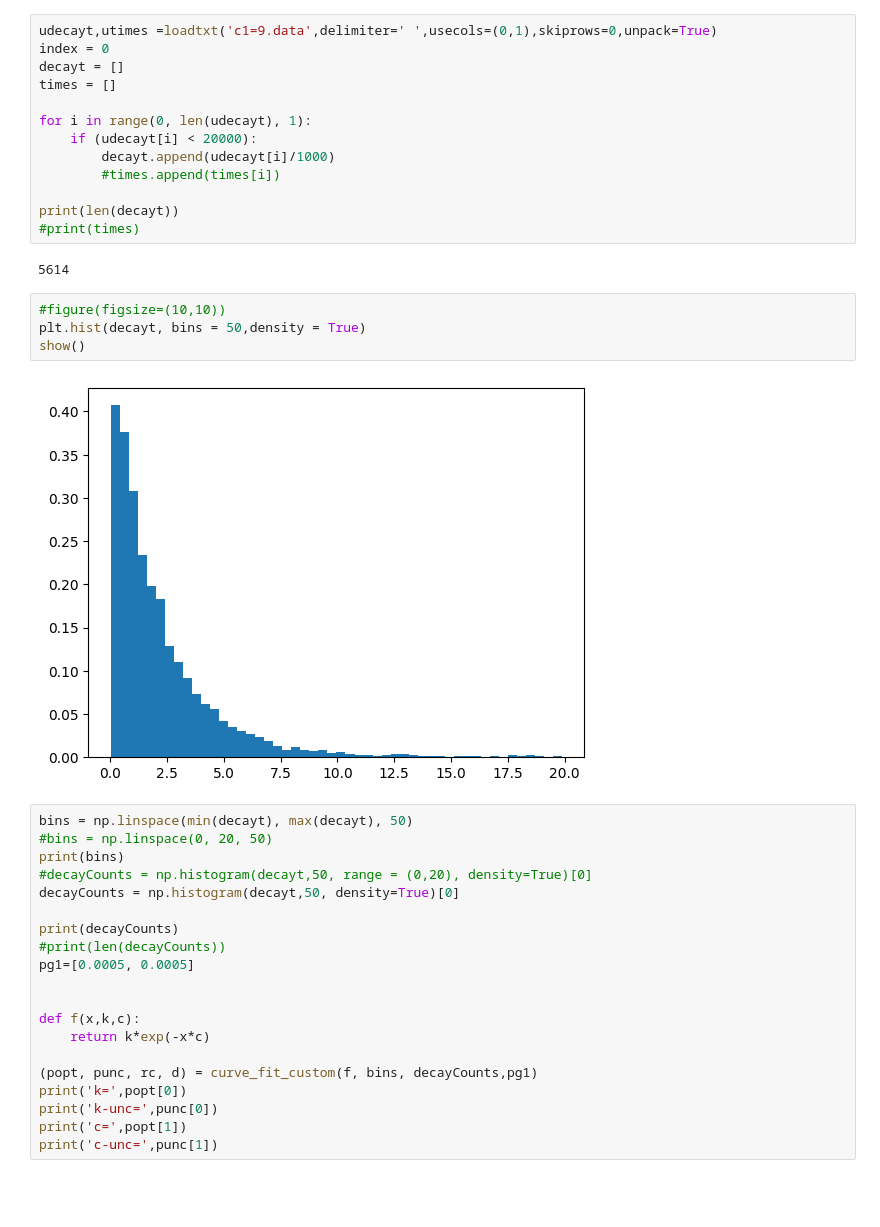
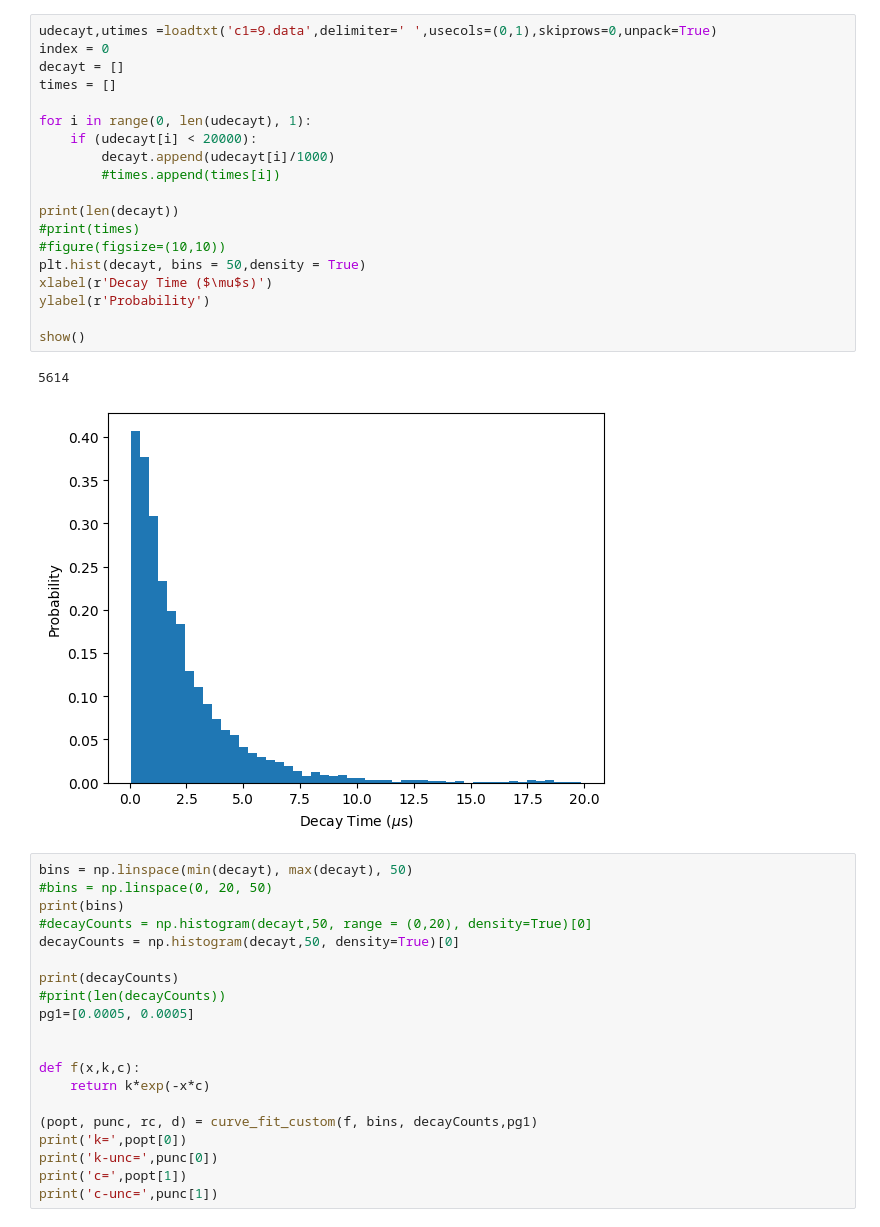
Before and after one commit to youssefgaballa/MuonNotebooks, a Jupyter notebook: muon9.ipynb, the cells around one changed output. Saved outputs shown, nothing was run; the diff lists cells and outputs as text; blank space fills up the shorter version.

```diff
--- a/muon9.ipynb
+++ b/muon9.ipynb
@@ -39,24 +41,25 @@ import matplotlib.pyplot as plt
 # %%
 udecayt,utimes =loadtxt('c1=9.data',delimiter=' ',usecols=(0,1),skiprows=0,unpack=True)
 index = 0
 decayt = []
 times = []
 
 for i in range(0, len(udecayt), 1):
     if (udecayt[i] < 20000):
         decayt.append(udecayt[i]/1000)
         #times.append(times[i])
 
 print(len(decayt))
 #print(times)
+#figure(figsize=(10,10))
+plt.hist(decayt, bins = 50,density = True)
+xlabel(r'Decay Time ($\mu$s)')
+ylabel(r'Probability')
+
+show()
 # %% [output]
 5614
+[figure, added]
-# %%
-#figure(figsize=(10,10))
-plt.hist(decayt, bins = 50,density = True)
-show()
-# %% [output]
-[figure, removed]
 # %%
 bins = np.linspace(min(decayt), max(decayt), 50)
 #bins = np.linspace(0, 20, 50)
```
Also changed, not shown: parts of 2 cells of this notebook, 2 other files.
